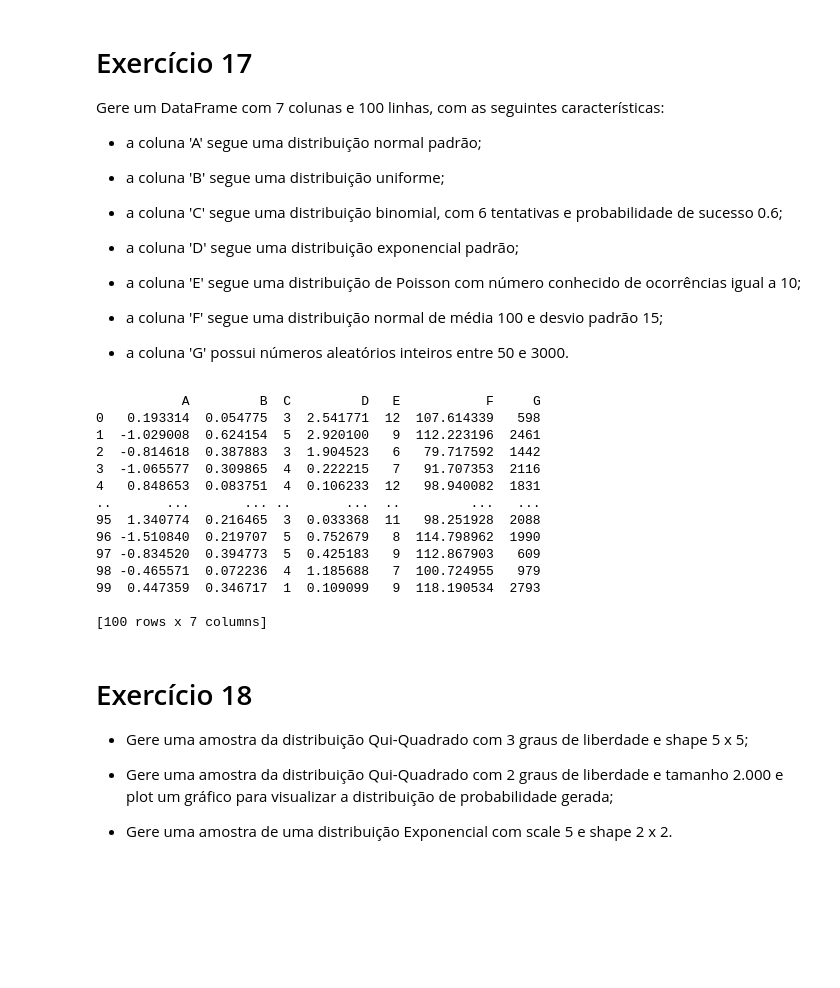
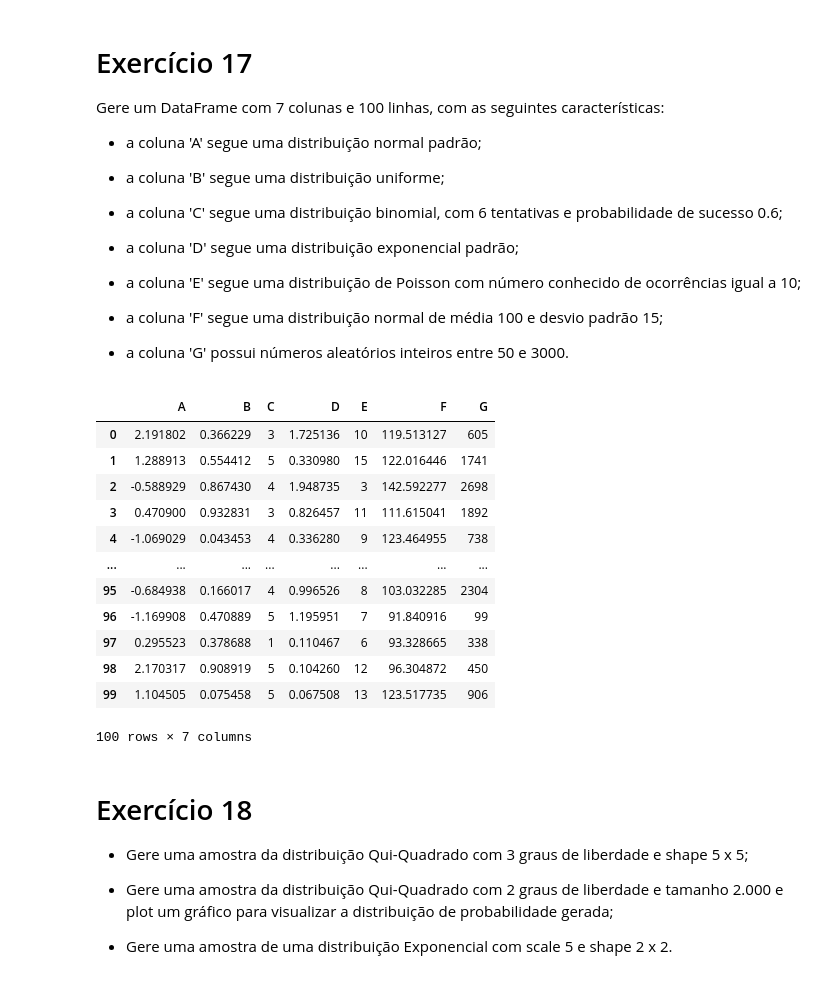
Before and after one commit to carlosedlucas/Curso_Udemy_Data_Science_com_Python, a Jupyter notebook: Numpy/3 - Random.ipynb, the cells around one changed output. Drawn from its saved outputs; the diff is of its cells as text; code cells hidden in the pictures; blank space fills up the shorter version.

```diff
--- a/Numpy/3 - Random.ipynb
+++ b/Numpy/3 - Random.ipynb
@@ -327,32 +327,31 @@ Gere um DataFrame com 7 colunas e 100 linhas, com as seguintes características:
 # %%
 data = {
     'A':  np.random.normal(size=100),
     'B':  np.random.uniform(size=100),
     'C':  np.random.binomial(size=100, n=6, p=0.6,),
     'D':  np.random.standard_exponential(size=100),
     'E':  np.random.poisson(size=100, lam=10),
     'F':  np.random.normal(size=100, loc=100, scale=15),
     'G':  np.random.randint(size=100, low=50, high=3000)
 }
 
 
 dataFrame = pd.DataFrame(data=data)
-print(dataFrame)
+display(dataFrame)
 # %% [output]
+|  | A | B | C | D | E | F | G |
+| 0 | 2.191802 | 0.366229 | 3 | 1.725136 | 10 | 119.513127 | 605 |
+| 1 | 1.288913 | 0.554412 | 5 | 0.330980 | 15 | 122.016446 | 1741 |
+| 2 | -0.588929 | 0.867430 | 4 | 1.948735 | 3 | 142.592277 | 2698 |
+| 3 | 0.470900 | 0.932831 | 3 | 0.826457 | 11 | 111.615041 | 1892 |
+| 4 | -1.069029 | 0.043453 | 4 | 0.336280 | 9 | 123.464955 | 738 |
+| ... | ... | ... | ... | ... | ... | ... | ... |
+| 95 | -0.684938 | 0.166017 | 4 | 0.996526 | 8 | 103.032285 | 2304 |
+| 96 | -1.169908 | 0.470889 | 5 | 1.195951 | 7 | 91.840916 | 99 |
+| 97 | 0.295523 | 0.378688 | 1 | 0.110467 | 6 | 93.328665 | 338 |
+| 98 | 2.170317 | 0.908919 | 5 | 0.104260 | 12 | 96.304872 | 450 |
+| 99 | 1.104505 | 0.075458 | 5 | 0.067508 | 13 | 123.517735 | 906 |
-           A         B  C         D   E           F     G
-0   0.193314  0.054775  3  2.541771  12  107.614339   598
-1  -1.029008  0.624154  5  2.920100   9  112.223196  2461
-2  -0.814618  0.387883  3  1.904523   6   79.717592  1442
-3  -1.065577  0.309865  4  0.222215   7   91.707353  2116
-4   0.848653  0.083751  4  0.106233  12   98.940082  1831
-..       ...       ... ..       ...  ..         ...   ...
-95  1.340774  0.216465  3  0.033368  11   98.251928  2088
-96 -1.510840  0.219707  5  0.752679   8  114.798962  1990
-97 -0.834520  0.394773  5  0.425183   9  112.867903   609
-98 -0.465571  0.072236  4  1.185688   7  100.724955   979
-99  0.447359  0.346717  1  0.109099   9  118.190534  2793
-
-[100 rows x 7 columns]
+100 rows × 7 columns
 # %% [markdown]
 # Exercício 18
 
```
Also changed, not shown: parts of 3 cells of this notebook, 15 other files.
